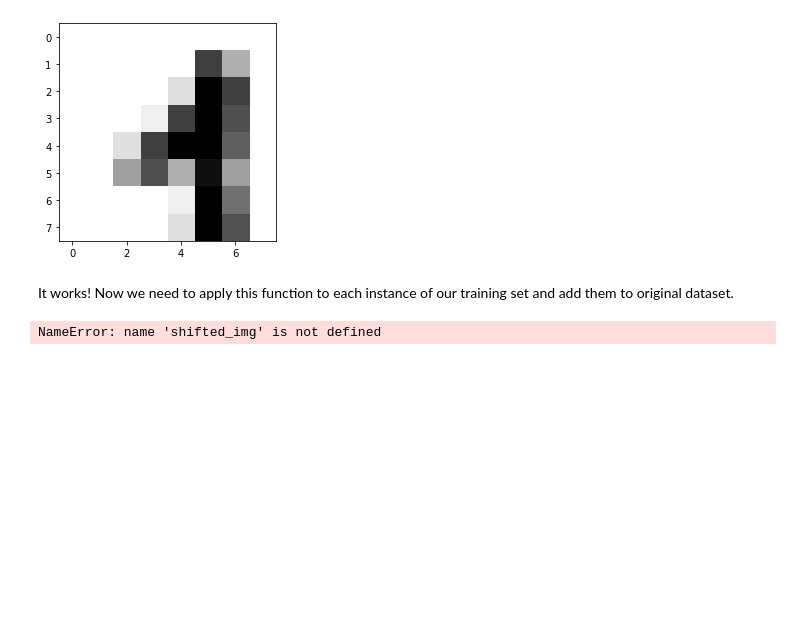
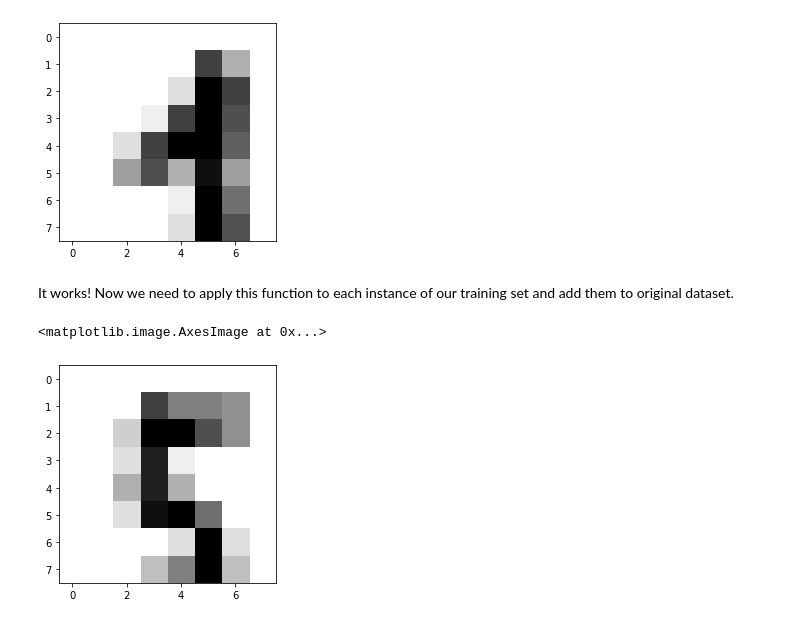
Before and after one commit to giuseppebaldini/ml-scikit-keras-tensorflow, a Jupyter notebook: 03.Classification.ipynb, the cells around one changed output. Cells and saved outputs as stored; diff of their text form; code cells hidden in the pictures; blank space fills up the shorter version.

```diff
--- a/03.Classification.ipynb
+++ b/03.Classification.ipynb
@@ -435,10 +435,12 @@ It works! Now we need to apply this function to each instance of our training se
 # create a function to shift our images up/down and left/right
 def shift_img(img, shape_x, shape_y, shift_ver, shift_hor):
     img_reshaped = img.reshape(shape_x, shape_y)
-    shift(img_reshaped, [shift_ver, shift_hor])
-    return shifted_img
+    shifted = shift(img_reshaped, [shift_ver, shift_hor])
+    return shifted
 # %%
-test = shift_img(example, 8, 8, 1, 1)
-plt.imshow(test, cmap="binary")
+test_img = X[25]
+test_shift = shift_img(test_img, 8, 8, 1, 1)
+plt.imshow(test_shift, cmap="binary")
 # %% [output]
-NameError: name 'shifted_img' is not defined
+<matplotlib.image.AxesImage at 0x...>
+[figure, added]
```
